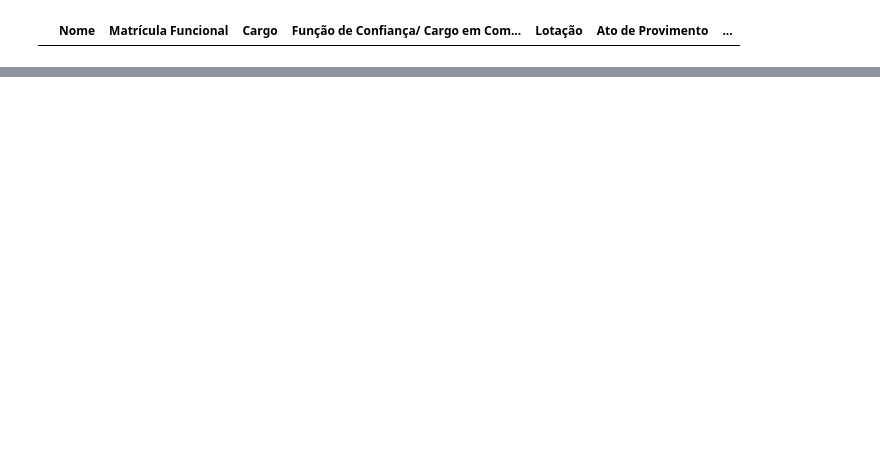
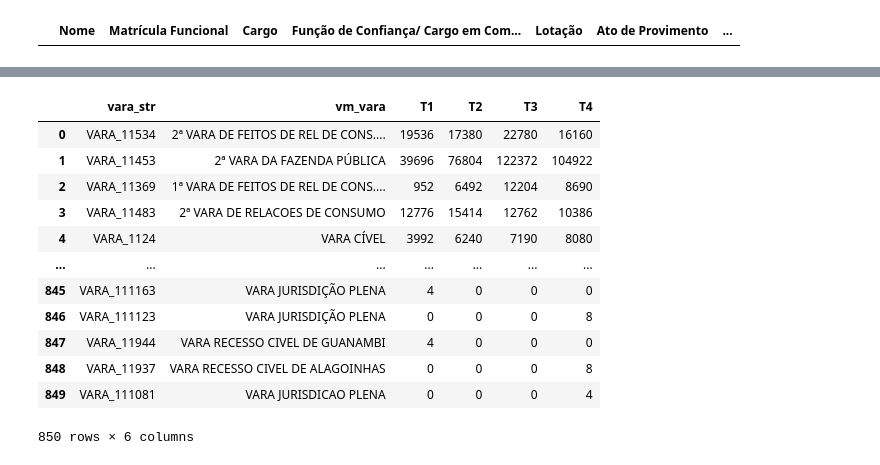
Before and after one commit to houstonsantos/max-jud-tjba, a Jupyter notebook: src/model_tcc/model.ipynb, the cells around one changed output, grey strips where cells are left out. Cells and saved outputs as stored; diff of their text form; code cells hidden in the pictures; blank space fills up the shorter version.

```diff
--- a/src/model_tcc/model.ipynb
+++ b/src/model_tcc/model.ipynb
@@ -270,0 +277,14 @@ df_tjba.head()
+# %%
+# Selecionando dados de 2024 e do PJE e registros somente com magistrados
+df_tjba_fil = df_tjba[(df_tjba['vm_dt_movimento'].dt.year == 2024) &
+                    (df_tjba['vm_sistema'] == 'PJEPG') &
+                    (df_tjba['vm_magistrado'].isna() == False)]
+
+# Convertendo float para int
+df_tjba_fil['pje_vl_peso_processual'] = df_tjba_fil['pje_vl_peso_processual'].astype('Int64')
+#df_tjba_fil['pje_vl_peso_prioridade'] = df_tjba_fil['pje_vl_peso_prioridade'].astype('Int64')
+df_tjba_fil['vm_mapa_magistrado'] = df_tjba_fil['vm_mapa_magistrado'].astype('Int64')
+
+# Criando campo para identificação dos magistrados
+df_tjba_fil['juiz_str'] = 'JUIZ_' + df_tjba_fil['vm_mapa_magistrado'].astype(str)
+df_tjba_fil['vara_str'] = 'VARA_' + df_tjba_fil['vm_cod_vara'].astype(str)
@@ -420,0 +563,52 @@ df_tjba.loc[df_tjba['vm_magistrado'] == 'ADIANE JAQUELINE NEVES DA SILVA', ['vm_
+# %%
+# Gerando df com capacidade ponderada das Varas por período (C_j)
+# Criar registro para cada vara mostrando soma dos "pesos" que ela consegue processar
+C_j = df_tjba_fil[['vara_str', 'vm_vara']].drop_duplicates().reset_index(drop=True)
+
+# Criando capacidade ponderada para 1º trimestre
+C_j['T1'] = C_j['vara_str'].apply(
+	lambda vara: df_tjba_fil.loc[
+        (df_tjba_fil['vara_str'] == vara) & (df_tjba_fil['vm_dt_movimento'].dt.quarter == 1),
+        'pje_vl_peso_processual'
+    ].sum()
+)
+
+# Criando capacidade ponderada para 2º trimestre
+C_j['T2'] = C_j['vara_str'].apply(
+	lambda vara: df_tjba_fil.loc[
+        (df_tjba_fil['vara_str'] == vara) & (df_tjba_fil['vm_dt_movimento'].dt.quarter == 2),
+        'pje_vl_peso_processual'
+    ].sum()
+)
+
+# Criando capacidade ponderada para 3º trimestre
+C_j['T3'] = C_j['vara_str'].apply(
+	lambda vara: df_tjba_fil.loc[
+        (df_tjba_fil['vara_str'] == vara) & (df_tjba_fil['vm_dt_movimento'].dt.quarter == 3),
+        'pje_vl_peso_processual'
+    ].sum()
+)
+
+# Criando capacidade ponderada para 4º trimestre
+C_j['T4'] = C_j['vara_str'].apply(
+	lambda vara: df_tjba_fil.loc[
+        (df_tjba_fil['vara_str'] == vara) & (df_tjba_fil['vm_dt_movimento'].dt.quarter == 4),
+        'pje_vl_peso_processual'
+    ].sum()
+)
+
+C_j
+# %% [output]
+|  | vara_str | vm_vara | T1 | T2 | T3 | T4 |
+| 0 | VARA_11534 | 2ª VARA DE FEITOS DE REL DE CONS.... | 19536 | 17380 | 22780 | 16160 |
+| 1 | VARA_11453 | 2ª VARA DA FAZENDA PÚBLICA | 39696 | 76804 | 122372 | 104922 |
+| 2 | VARA_11369 | 1ª VARA DE FEITOS DE REL DE CONS.... | 952 | 6492 | 12204 | 8690 |
+| 3 | VARA_11483 | 2ª VARA DE RELACOES DE CONSUMO | 12776 | 15414 | 12762 | 10386 |
+| 4 | VARA_1124 | VARA CÍVEL | 3992 | 6240 | 7190 | 8080 |
+| ... | ... | ... | ... | ... | ... | ... |
+| 845 | VARA_111163 | VARA JURISDIÇÃO PLENA | 4 | 0 | 0 | 0 |
+| 846 | VARA_111123 | VARA JURISDIÇÃO PLENA | 0 | 0 | 0 | 8 |
+| 847 | VARA_11944 | VARA RECESSO CIVEL DE GUANAMBI | 4 | 0 | 0 | 0 |
+| 848 | VARA_11937 | VARA RECESSO CIVEL DE ALAGOINHAS | 0 | 0 | 0 | 8 |
+| 849 | VARA_111081 | VARA JURISDICAO PLENA | 0 | 0 | 0 | 4 |
+850 rows × 6 columns
```
Also changed, not shown: parts of 47 cells of this notebook, 6 other files.
